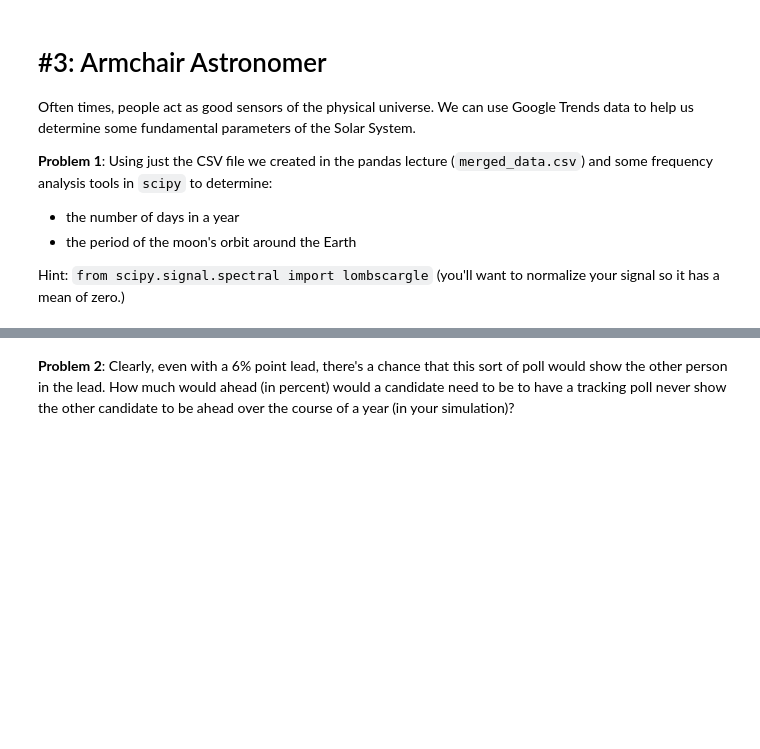
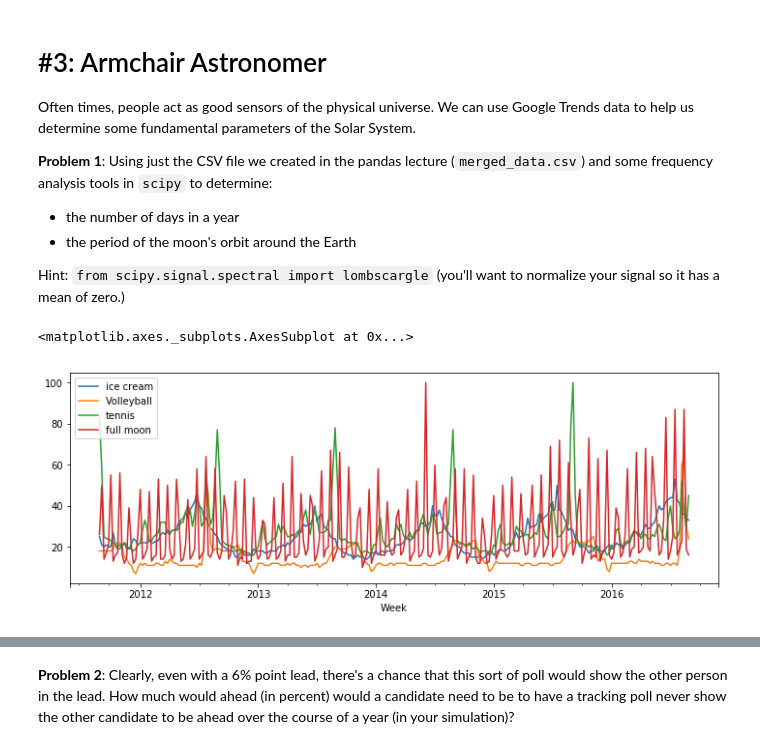
Before and after one commit to benstahl92/python-ay250-homeworks, a Jupyter notebook: hw_1/hw_1_assignment.ipynb, the cells around one changed output, grey strips where cells are left out. Saved outputs shown, nothing was run; the diff lists cells and outputs as text; code cells hidden in the pictures; blank space fills up the shorter version.

```diff
--- a/hw_1/hw_1_assignment.ipynb
+++ b/hw_1/hw_1_assignment.ipynb
@@ -424,0 +462,10 @@ Hint: `from scipy.signal.spectral import lombscargle` (you'll want to normalize
+# %%
+import pandas as pd
+from scipy.signal.spectral import lombscargle
+
+# load data using dates as indices and visualize it
+md = pd.read_csv('data/merged_data.csv',index_col=0,parse_dates=[0])
+md.plot(figsize = (12,4))
+# %% [output]
+<matplotlib.axes._subplots.AxesSubplot at 0x...>
+[figure, added]
```
Also changed, not shown: parts of 32 cells of this notebook.
